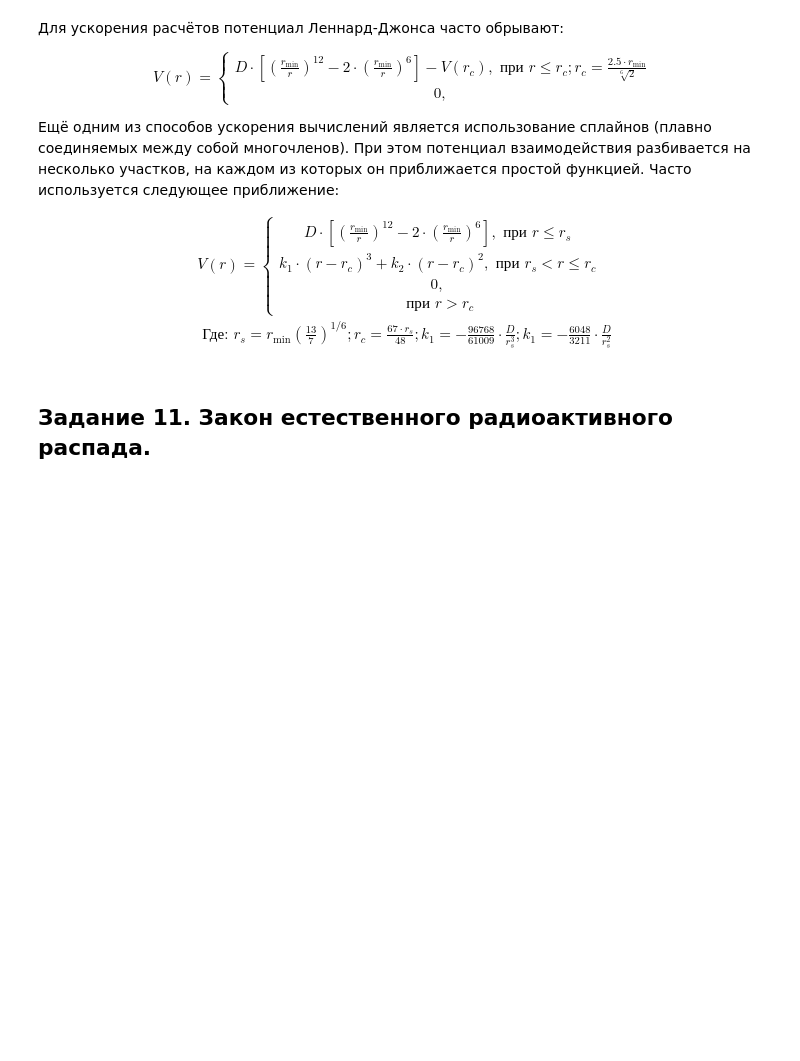
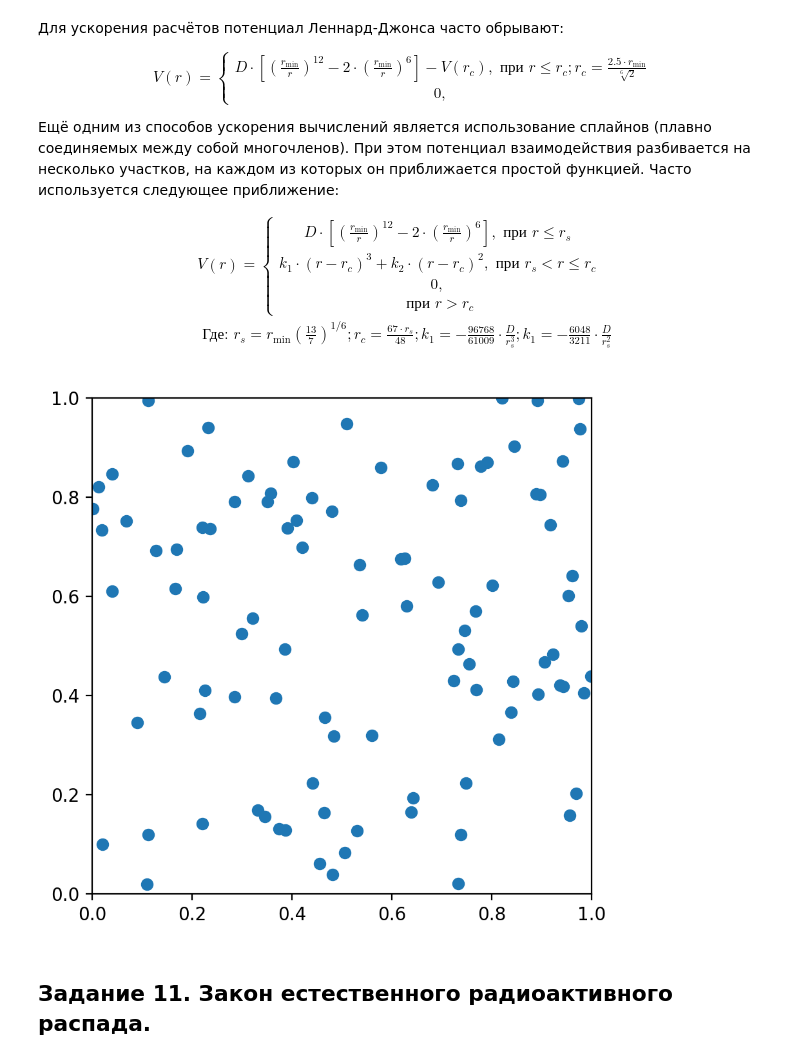
Before and after one commit to ShmakovVladimir/Computational_mathematics_second_sem, a Jupyter notebook: part_2/hw6/6 Задание - Задача Коши.ipynb, the cells around one changed output. Drawn from its saved outputs; the diff is of its cells as text; code cells hidden in the pictures; blank space fills up the shorter version.

```diff
--- a/part_2/hw6/6 Задание - Задача Коши.ipynb
+++ b/part_2/hw6/6 Задание - Задача Коши.ipynb
@@ -723,0 +730,5 @@ k_{1} \cdot\left(r-r_{c}\right)^{3}+k_{2} \cdot\left(r-r_{c}\right)^{2}, \text {
+# %%
+def lennard_power(r, r_min: float, eps: float):
+    return eps * (np.power(r_min/r, 13) - np.power(r_min/r, 7))
+def check_boundaries(x, y):
+    return (x > 0) * (x < 1) * (y > 0) * (y < 1)
@@ -724,3 +773,33 @@ k_{1} \cdot\left(r-r_{c}\right)^{3}+k_{2} \cdot\left(r-r_{c}\right)^{2}, \text {
+# %%
+N = int(1e2) #число частиц
+coordinates_start = np.random.random(size = (N, 2)) #начальные положения частиц задаём при помощи равномерного распределения
+m = 2 * 1e-24
+T = 300
+time_end = 10
+dt = 1e-2
+iterations_num = int(time_end / dt) + 1
+sigma = np.sqrt(m / (const.k * T))
+v_start = sts.norm(loc = 0, scale = sigma).rvs(size = (N, 2))
+crr = solve(coordinates_start, v_start, time_end=time_end, dt = dt)
+# %%
+fig = plt.figure(figsize=(5, 5), dpi = 200)
+ax = fig.add_subplot(111)
+ax.axis([0,1,0,1])
+
+
+def animate(i):
+    ax.clear()
+    ax.scatter(crr[i, :, 0], crr[i, :, 1])
+    ax.set_xlim(0, 1)
+    ax.set_ylim(0, 1)
+
+ani = animation.FuncAnimation(fig, animate, frames=len(crr))
+
+
+ani.save('3.gif',
+          writer = 'ffmpeg', fps = 60)
+# %% [output]
+[figure, added]
 # %% [markdown]
 ## Задание 11. Закон естественного радиоактивного распада.
 # %% [markdown]
```
Also changed, not shown: parts of 3 cells of this notebook, 3 other files.
